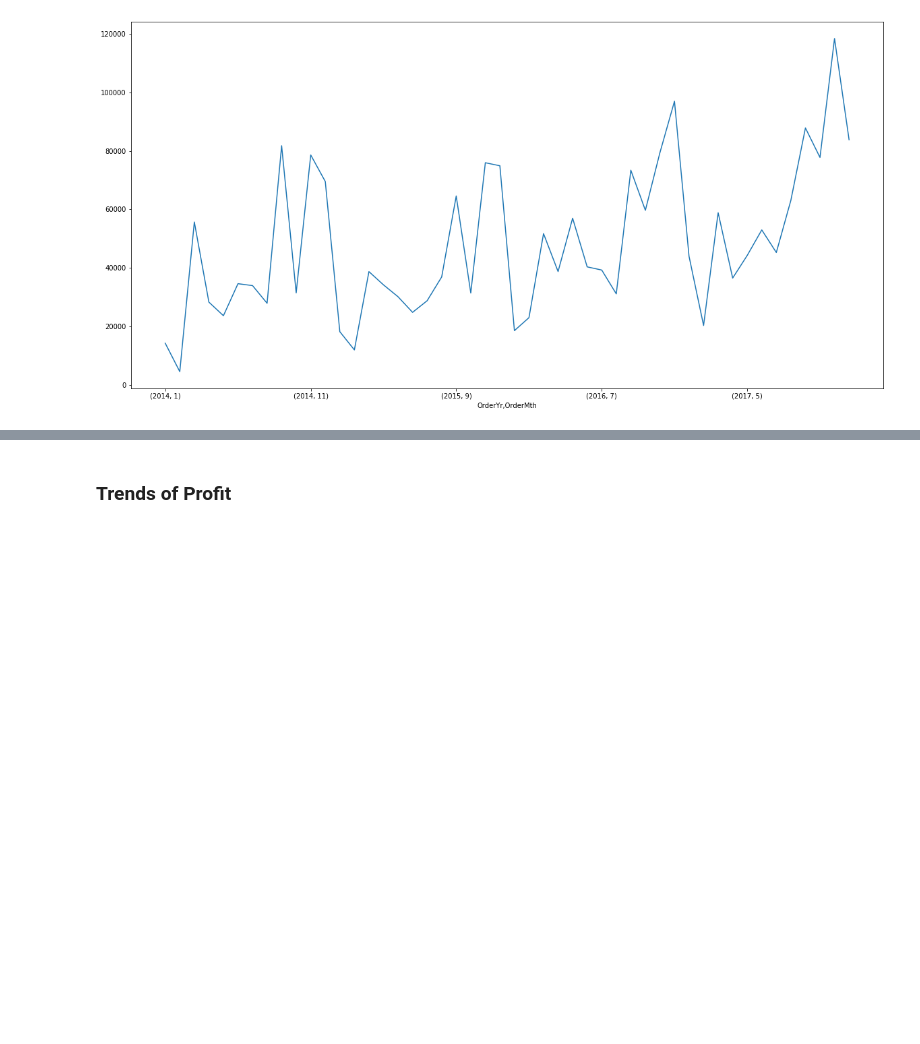
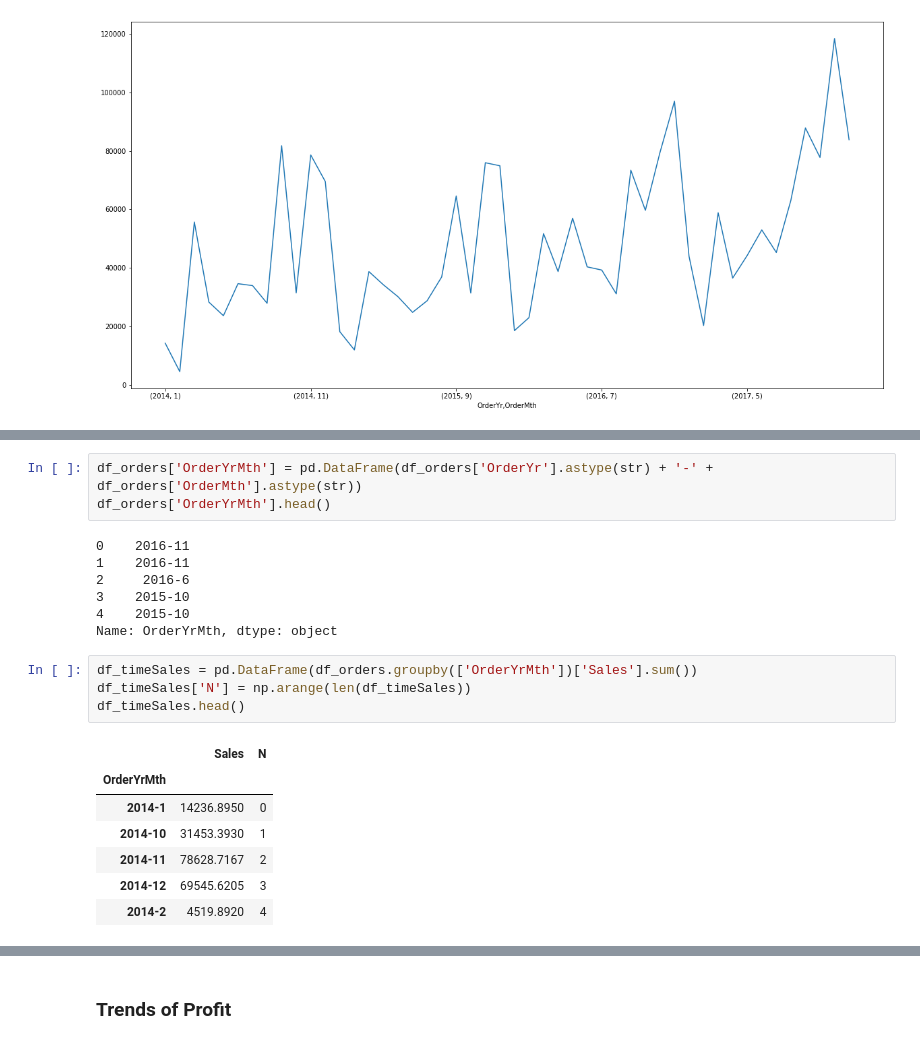
Before and after one commit to tsuibergsveryown/Superstore-DataAnalysis-1, a Jupyter notebook: starter-code.ipynb, the cells around one changed output, grey strips where cells are left out. Cells and saved outputs as stored; diff of their text form; blank space fills up the shorter version.

```diff
--- a/starter-code.ipynb
+++ b/starter-code.ipynb
@@ -998,0 +1009,22 @@ df_orders.groupby(['OrderYr', 'OrderMth'])['Sales'].sum().plot()
+# %%
+df_orders['OrderYrMth'] = pd.DataFrame(df_orders['OrderYr'].astype(str) + '-' + df_orders['OrderMth'].astype(str))
+df_orders['OrderYrMth'].head()
+# %% [output]
+0    2016-11
+1    2016-11
+2     2016-6
+3    2015-10
+4    2015-10
+Name: OrderYrMth, dtype: object
+# %%
+df_timeSales = pd.DataFrame(df_orders.groupby(['OrderYrMth'])['Sales'].sum())
+df_timeSales['N'] = np.arange(len(df_timeSales))
+df_timeSales.head()
+# %% [output]
+|  | Sales | N |
+| OrderYrMth |  |  |
+| 2014-1 | 14236.8950 | 0 |
+| 2014-10 | 31453.3930 | 1 |
+| 2014-11 | 78628.7167 | 2 |
+| 2014-12 | 69545.6205 | 3 |
+| 2014-2 | 4519.8920 | 4 |
```
Also changed, not shown: parts of 12 cells of this notebook.
